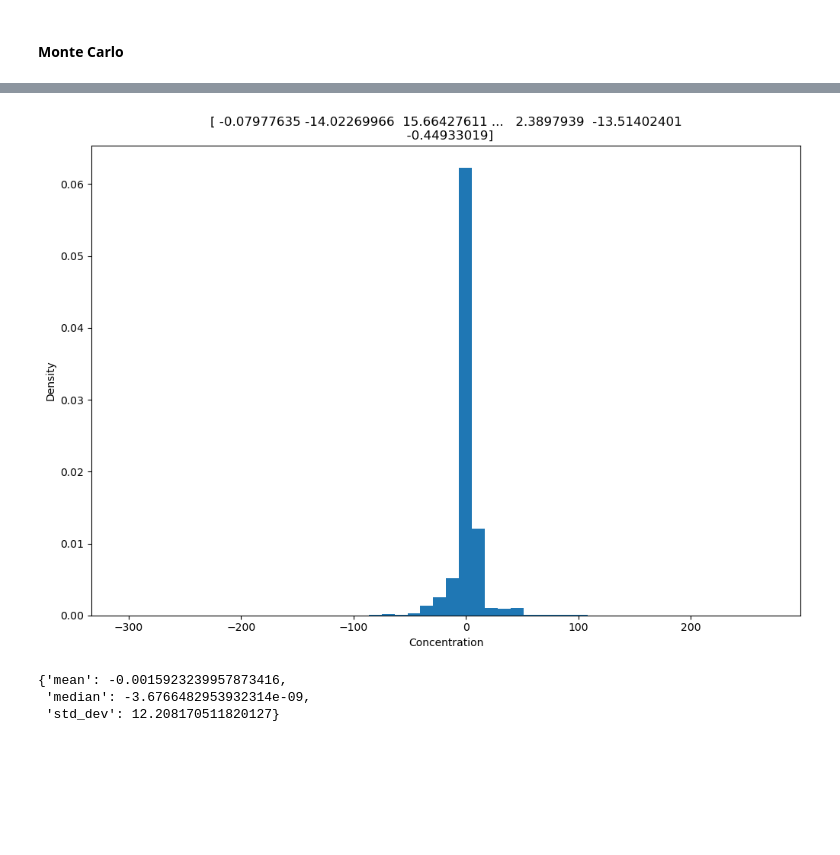
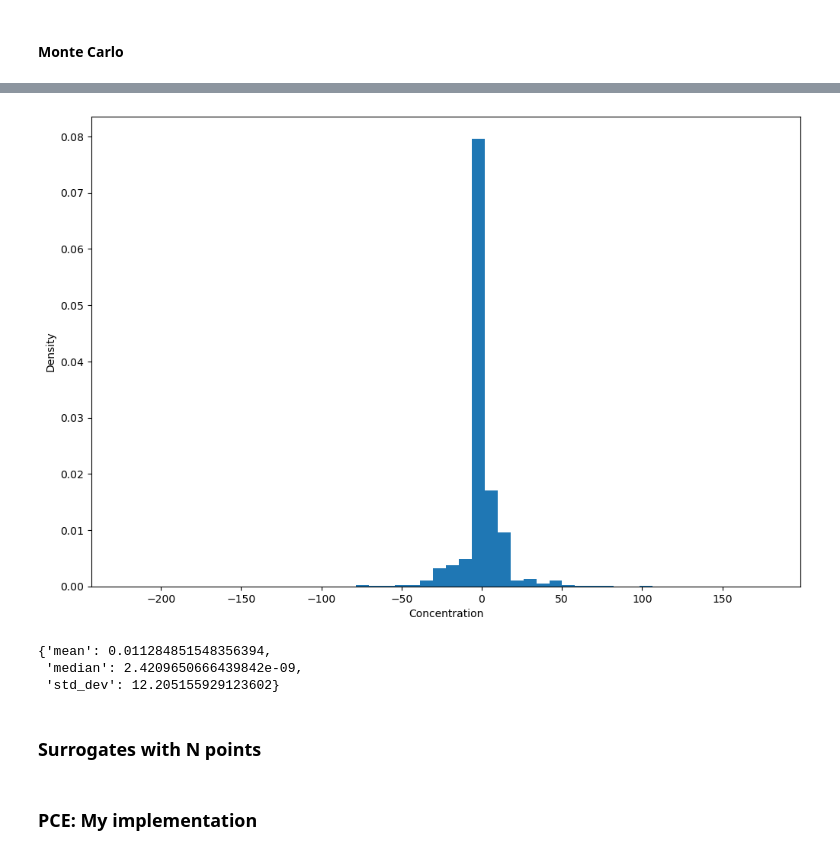
Before and after one commit to ZhifeiYL/UQ-Notebook, a Jupyter notebook: surrogate/cases/numeric.ipynb, the cells around one changed output, grey strips where cells are left out. Drawn from its saved outputs; the diff is of its cells as text; code cells hidden in the pictures; blank space fills up the shorter version.

```diff
--- a/surrogate/cases/numeric.ipynb
+++ b/surrogate/cases/numeric.ipynb
@@ -41,7 +39,7 @@ import time
 
 start_time = time.time()
 
-num_samples = int(5e7)  # number of Monte Carlo samples
+num_samples = int(1e6)  # number of Monte Carlo samples
 
 random_seed = np.random.randint(0, 100000)
 np.random.seed(random_seed)
@@ -63,5 +61,5 @@ print(f"The Monte Carlo simulation had {num_samples} trials and took {(end_time-
 print(f"The random seed used was: {random_seed}")
 
 # Example output: the final concentrations of each species for each Monte Carlo sample
-y1s
+y1s;
 # %% [output]
@@ -72,20 +68,22 @@ array([ -0.07977635, -14.02269966,  15.66427611, ...,   2.3897939 ,
 # %%
 plt.figure(figsize=(12, 8))
 plt.hist(y1s, bins=50, density=True)
-plt.title(y1s)
+# plt.title(y1s)
 plt.xlabel('Concentration')
 plt.ylabel('Density')
 plt.show()
 
 # Calculate and print statistical properties
 stat_properties = {}
 
 stat_properties["mean"] = np.mean(y1s)
 stat_properties["median"] = np.median(y1s)
 stat_properties["std_dev"] = np.std(y1s)
 stat_properties
 # %% [output]
-[figure, old version]
+[figure, new version]
-{'mean': -0.0015923239957873416,
- 'median': -3.6766482953932314e-09,
- 'std_dev': 12.208170511820127}
+{'mean': 0.011284851548356394,
+ 'median': 2.4209650666439842e-09,
+ 'std_dev': 12.205155929123602}
+# %% [markdown]
+### Surrogates with N points
@@ -91,0 +94,2 @@ stat_properties
+# %% [markdown]
+### PCE: My implementation
```
Also changed, not shown: parts of 18 cells of this notebook, 2 other files.
